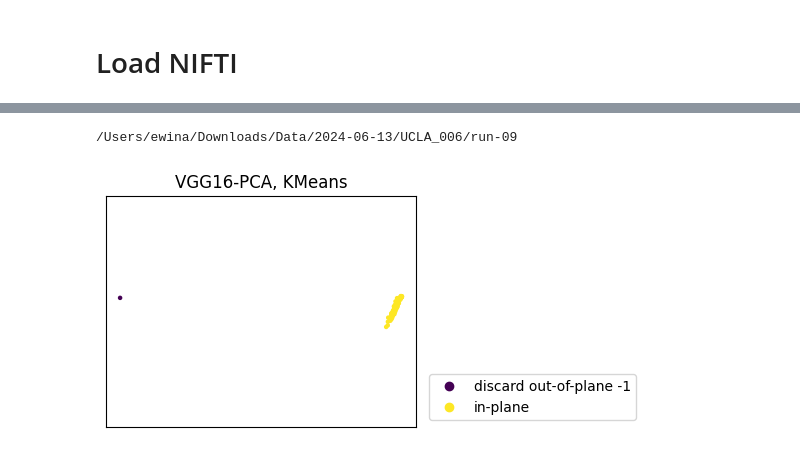
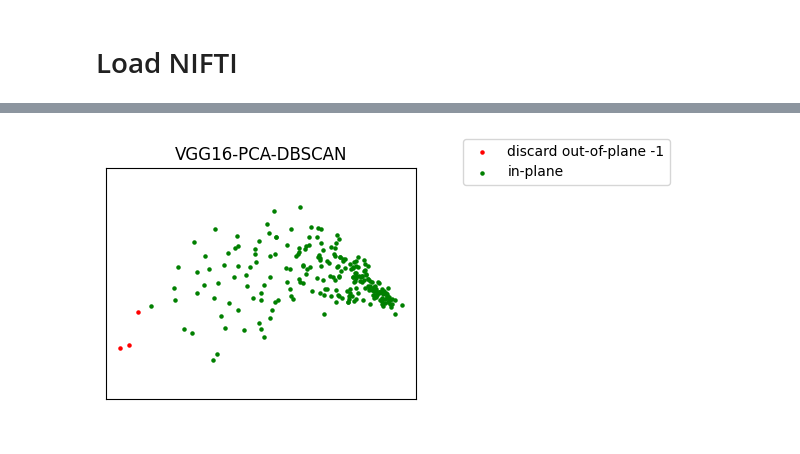
Before and after one commit to ClaireNastaskin/processing_fusi, a Jupyter notebook: Experiments/VGG_feature_extraction.ipynb, the cells around one changed output, grey strips where cells are left out. Saved outputs shown, nothing was run; the diff lists cells and outputs as text; code cells hidden in the pictures.

```diff
--- a/Experiments/VGG_feature_extraction.ipynb
+++ b/Experiments/VGG_feature_extraction.ipynb
@@ -169,9 +131,7 @@ Outlier frames more than 2000.0 from median:  []
 # %%
 # Initialize the model
-model = models.vgg16(pretrained=True)
+model = models.vgg16(weights='DEFAULT')
 new_model = FeatureExtractor(model)
-
 # Change the device to GPU if available
 device = torch.device('cuda:0' if torch.cuda.is_available() else "cpu")
-new_model = new_model.to(device)
-features = extract_features(fusi_data, new_model, device)
+features = VGG_extract_features(fusi_data, new_model.to(device), device)
@@ -185,14 +137,0 @@ Arguments other than a weight enum or `None` for 'weights' are deprecated since
-# %%
-n_clusters = 2
-
-# Initialize the model
-from sklearn.cluster import KMeans
-model = KMeans(n_clusters=n_clusters, random_state=42)
-# Fit the data into the model
-model.fit(features)
-# Extract the labels
-labels = model.labels_
-
-print(labels)
-pred_labels,_ = image_utils.remap_cluster_to_labels(labels)
-print(pred_labels)
@@ -208,13 +138,24 @@ print(pred_labels)
 # %%
-from sklearn.decomposition import PCA
-import image_utils
-
 # normalize the data
 features_norm = (features - features.mean(axis=0)) / features.std(axis=0)
 
-##### PCA
 pca_n_components = 2
 pca=PCA(n_components=pca_n_components)
 
 # Reduce number of dimension
 lowd = pca.fit_transform(features_norm)
+lowd = lowd / lowd.std(axis=0)
+# %%
+from sklearn.cluster import DBSCAN
+
+eps = .8 # smaller eps, more clusters
+db = DBSCAN(eps=eps).fit(lowd)
+labels = db.labels_
+
+# Number of clusters in labels, ignoring noise if present.
+n_clusters_ = len(set(labels)) - (1 if -1 in labels else 0)
+n_noise_ = list(labels).count(-1)
+
+print("Estimated number of clusters: %d" % n_clusters_)
+print("Estimated number of noise points: %d" % n_noise_)
+print(labels)
@@ -221,7 +199,5 @@ lowd = pca.fit_transform(features_norm)
 # %%
-image_utils.plot_embedding(lowd, pred_labels, 'VGG16-PCA, KMeans')
-plt.savefig(output_path / 'VGG16-PCA-KMeans.png', dpi=300, bbox_inches='tight')
-print(output_path)
+fig = image_utils.plot_embedding(lowd, labels, 'VGG16-PCA-DBSCAN')
+fig.savefig(plot_dir / (acq_tag+'VGG16-PCA-DBSCAN.png'), dpi=300, bbox_inches='tight')
 # %% [output]
-/Users/ewina/Downloads/Data/2024-06-13/UCLA_006/run-09
-[figure, old version]
+[figure, new version]
```
Also changed, not shown: parts of 15 cells of this notebook, 1 other file.
